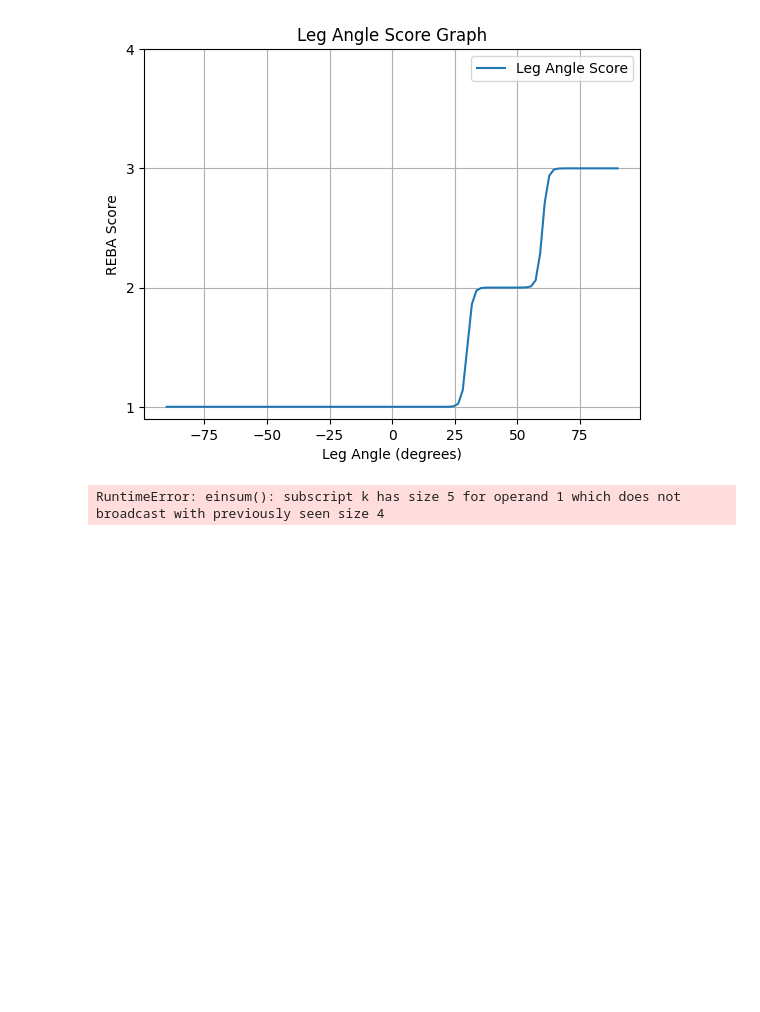
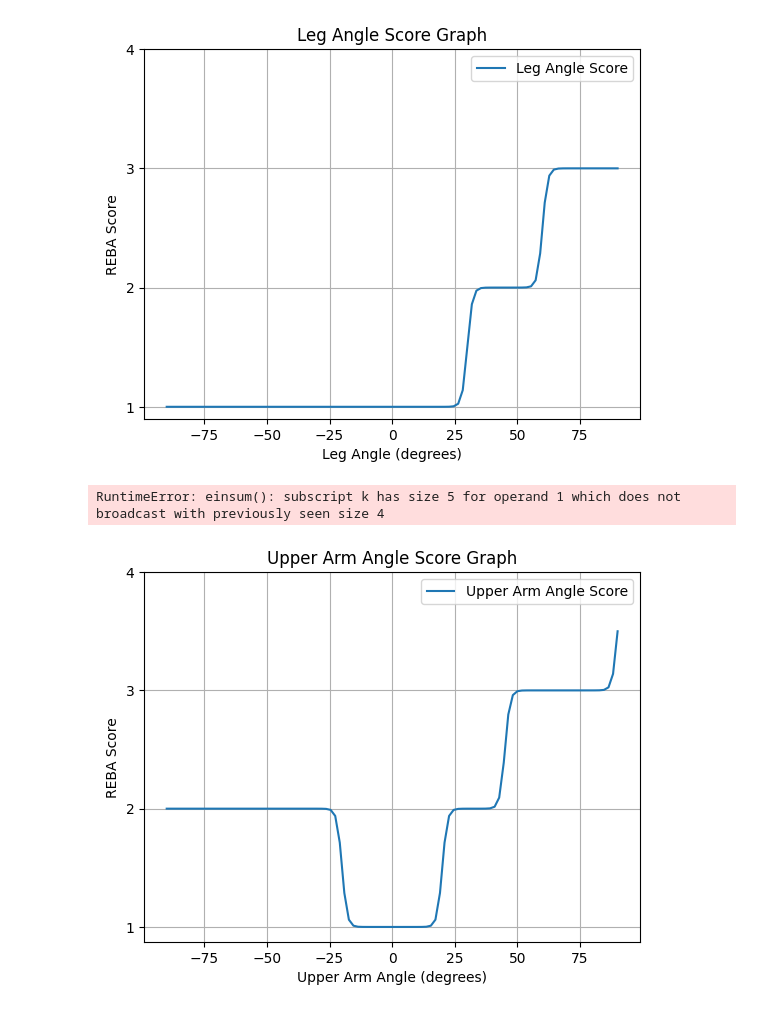
Before and after one commit to gwyong/umich, a Jupyter notebook: DPM/T2M-GPT/playground.ipynb, the cells around one changed output. Drawn from its saved outputs; the diff is of its cells as text; code cells hidden in the pictures; blank space fills up the shorter version.

```diff
--- a/DPM/T2M-GPT/playground.ipynb
+++ b/DPM/T2M-GPT/playground.ipynb
@@ -211,0 +243,18 @@ RuntimeError: einsum(): subscript k has size 5 for operand 1 which does not broa
+# %%
+# Generate sample angles
+angles = torch.linspace(-90, 90, steps=100)
+
+# Calculate neck angle scores
+scores = upper_arm_score(angles, steepness=1)
+
+# Plot the neck angle scores
+plt.plot(angles.numpy(), scores.numpy(), label='Upper Arm Angle Score')
+plt.xlabel('Upper Arm Angle (degrees)')
+plt.ylabel('REBA Score')
+plt.title('Upper Arm Angle Score Graph')
+plt.yticks([1, 2, 3, 4])
+plt.legend()
+plt.grid(True)
+plt.show()
+# %% [output]
+[figure, added]
```
Also changed, not shown: parts of 5 cells of this notebook.
